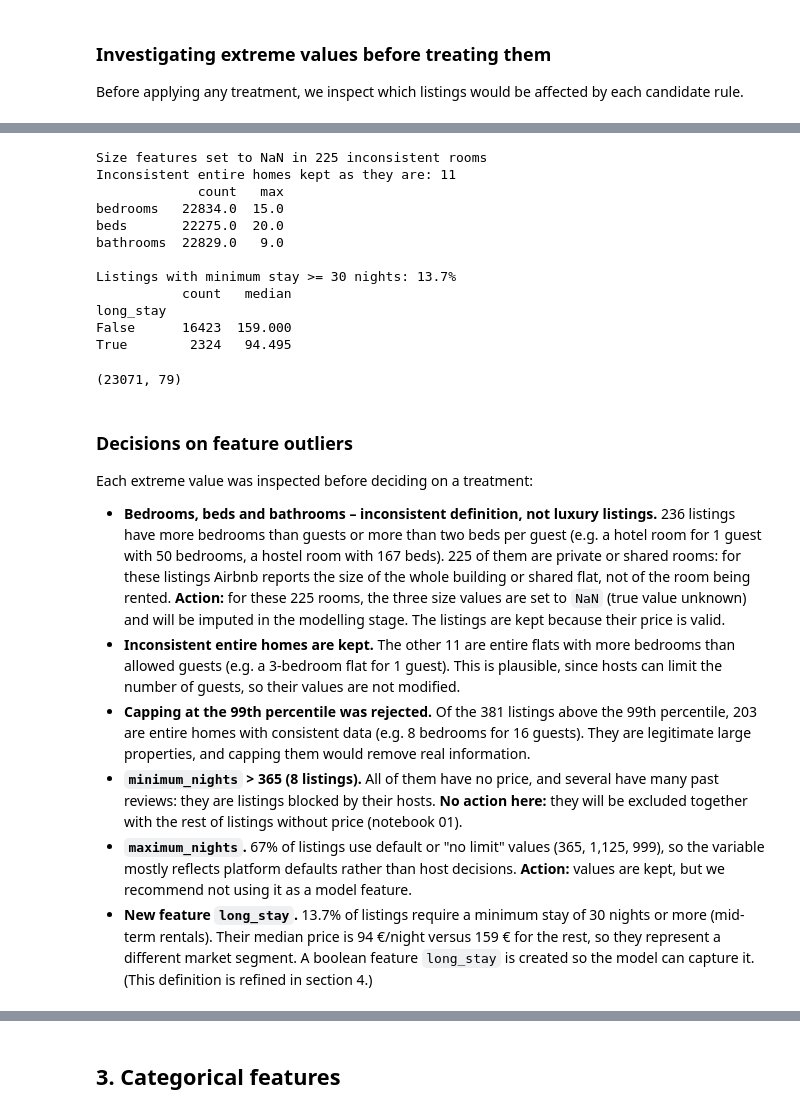
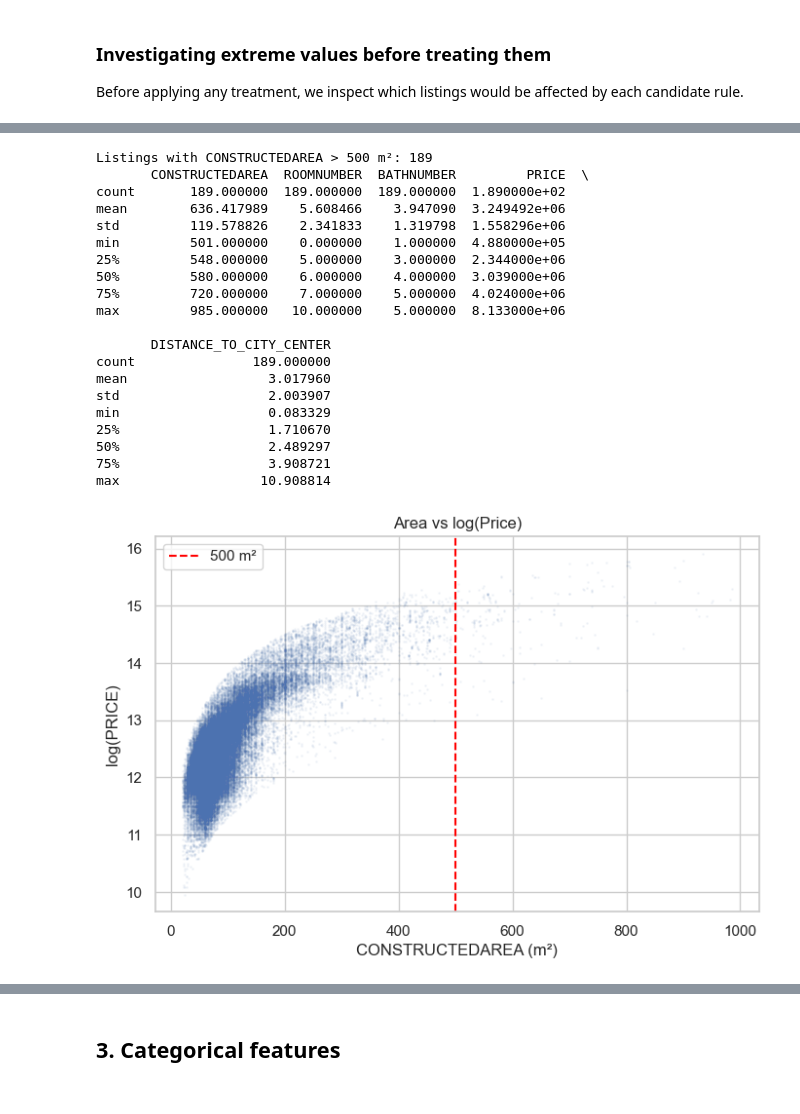
Before and after one commit to PabloMonteroRuiz/machine-learning-airbnb, a Jupyter notebook: notebooks/02_distributions_and_outliers.ipynb, the cells around one changed output, grey strips where cells are left out. Drawn from its saved outputs; the diff is of its cells as text; code cells hidden in the pictures.

```diff
--- a/notebooks/02_distributions_and_outliers.ipynb
+++ b/notebooks/02_distributions_and_outliers.ipynb
@@ -241,38 +163,37 @@ Name: count, dtype: int64
-# %%
-size_cols = ["bedrooms", "beds", "bathrooms"]
-
-rooms_inconsistent = inconsistent & (df["room_type"] != "Entire home/apt")
-df.loc[rooms_inconsistent, size_cols] = np.nan
-print(f"Size features set to NaN in {rooms_inconsistent.sum()} inconsistent rooms")
-print(f"Inconsistent entire homes kept as they are: {(inconsistent & ~rooms_inconsistent).sum()}")
-print(df[size_cols].describe().T[["count", "max"]])
-
-df["long_stay"] = df["minimum_nights"] >= 30
-print(f"\nListings with minimum stay >= 30 nights: {df['long_stay'].mean():.1%}")
-print(df.groupby("long_stay")["price"].agg(["count", "median"]))
-df.shape
-# %% [output]
-Size features set to NaN in 225 inconsistent rooms
-Inconsistent entire homes kept as they are: 11
-             count   max
-bedrooms   22834.0  15.0
-beds       22275.0  20.0
-bathrooms  22829.0   9.0
-
-Listings with minimum stay >= 30 nights: 13.7%
-           count   median
-long_stay
-False      16423  159.000
-True        2324   94.495
-(23071, 79)
-# %% [markdown]
-### Decisions on feature outliers
-
-Each extreme value was inspected before deciding on a treatment:
-
-- **Bedrooms, beds and bathrooms – inconsistent definition, not luxury listings.** 236 listings have more bedrooms than guests or more than two beds per guest (e.g. a hotel room for 1 guest with 50 bedrooms, a hostel room with 167 beds). 225 of them are private or shared rooms: for these listings Airbnb reports the size of the whole building or shared flat, not of the room being rented. **Action:** for these 225 rooms, the three size values are set to `NaN` (true value unknown) and will be imputed in the modelling stage. The listings are kept because their price is valid.
-- **Inconsistent entire homes are kept.** The other 11 are entire flats with more bedrooms than allowed guests (e.g. a 3-bedroom flat for 1 guest). This is plausible, since hosts can limit the number of guests, so their values are not modified.
-- **Capping at the 99th percentile was rejected.** Of the 381 listings above the 99th percentile, 203 are entire homes with consistent data (e.g. 8 bedrooms for 16 guests). They are legitimate large properties, and capping them would remove real information.
-- **`minimum_nights` > 365 (8 listings).** All of them have no price, and several have many past reviews: they are listings blocked by their hosts. **No action here:** they will be excluded together with the rest of listings without price (notebook 01).
-- **`maximum_nights`.** 67% of listings use default or "no limit" values (365, 1,125, 999), so the variable mostly reflects platform defaults rather than host decisions. **Action:** values are kept, but we recommend not using it as a model feature.
-- **New feature `long_stay`.** 13.7% of listings require a minimum stay of 30 nights or more (mid-term rentals). Their median price is 94 €/night versus 159 € for the rest, so they represent a different market segment. A boolean feature `long_stay` is created so the model can capture it. (This definition is refined in section 4.)
+# %%
+# CONSTRUCTEDAREA extremes
+large = df[df["CONSTRUCTEDAREA"] > 500]
+print(f"Listings with CONSTRUCTEDAREA > 500 m²: {len(large)}")
+print(large[["CONSTRUCTEDAREA", "ROOMNUMBER", "BATHNUMBER", "PRICE", "DISTANCE_TO_CITY_CENTER"]].describe())
+
+# Check if area and price are proportional for large properties
+fig, ax = plt.subplots(figsize=(8, 5))
+ax.scatter(df["CONSTRUCTEDAREA"], np.log(df["PRICE"]), alpha=0.05, s=1)
+ax.axvline(500, color="red", linestyle="--", label="500 m²")
+ax.set_xlabel("CONSTRUCTEDAREA (m²)")
+ax.set_ylabel("log(PRICE)")
+ax.set_title("Area vs log(Price)")
+ax.legend()
+plt.show()
+# %% [output]
+Listings with CONSTRUCTEDAREA > 500 m²: 189
+       CONSTRUCTEDAREA  ROOMNUMBER  BATHNUMBER         PRICE  \
+count       189.000000  189.000000  189.000000  1.890000e+02
+mean        636.417989    5.608466    3.947090  3.249492e+06
+std         119.578826    2.341833    1.319798  1.558296e+06
+min         501.000000    0.000000    1.000000  4.880000e+05
+25%         548.000000    5.000000    3.000000  2.344000e+06
+50%         580.000000    6.000000    4.000000  3.039000e+06
+75%         720.000000    7.000000    5.000000  4.024000e+06
+max         985.000000   10.000000    5.000000  8.133000e+06
+
+       DISTANCE_TO_CITY_CENTER
+count               189.000000
+mean                  3.017960
+std                   2.003907
+min                   0.083329
+25%                   1.710670
+50%                   2.489297
+75%                   3.908721
+max                  10.908814
+[figure, added]
```
Also changed, not shown: parts of 45 cells of this notebook, 3 other files.
